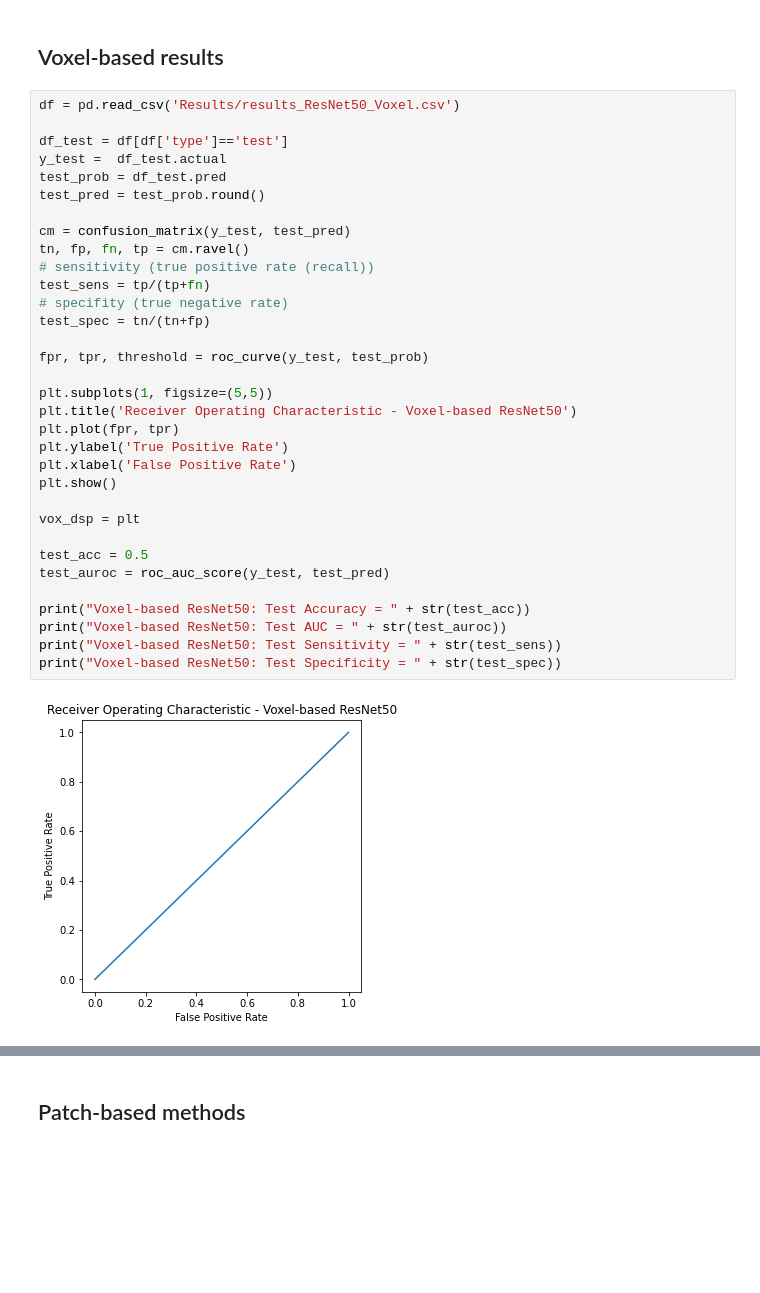
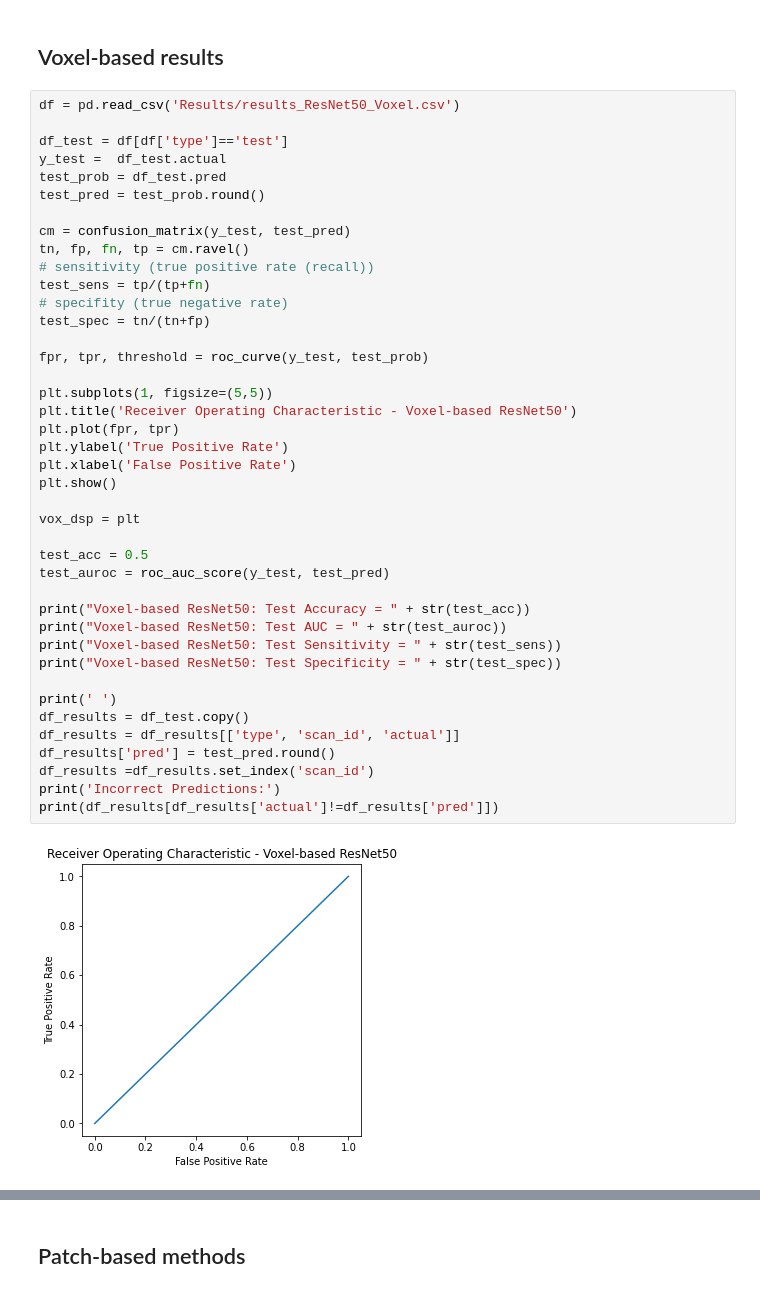
Before and after one commit to justin-bardwell/JB_AD, a Jupyter notebook: Final_Models/Results_and_metrics.ipynb, the cells around one changed output, grey strips where cells are left out. Saved outputs shown, nothing was run; the diff lists cells and outputs as text; blank space fills up the shorter version.

```diff
--- a/Final_Models/Results_and_metrics.ipynb
+++ b/Final_Models/Results_and_metrics.ipynb
@@ -17,34 +17,42 @@ df_test = df[df['type']=='test']
 y_test =  df_test.actual
 test_prob = df_test.pred
 test_pred = test_prob.round()
 
 cm = confusion_matrix(y_test, test_pred)
 tn, fp, fn, tp = cm.ravel()
 # sensitivity (true positive rate (recall))
 test_sens = tp/(tp+fn)
 # specifity (true negative rate)
 test_spec = tn/(tn+fp)
 
 fpr, tpr, threshold = roc_curve(y_test, test_prob)
 
 plt.subplots(1, figsize=(5,5))
 plt.title('Receiver Operating Characteristic - Voxel-based ResNet50')
 plt.plot(fpr, tpr)
 plt.ylabel('True Positive Rate')
 plt.xlabel('False Positive Rate')
 plt.show()
 
 vox_dsp = plt
 
 test_acc = 0.5
 test_auroc = roc_auc_score(y_test, test_pred)
 
 print("Voxel-based ResNet50: Test Accuracy = " + str(test_acc))
 print("Voxel-based ResNet50: Test AUC = " + str(test_auroc))
 print("Voxel-based ResNet50: Test Sensitivity = " + str(test_sens))
 print("Voxel-based ResNet50: Test Specificity = " + str(test_spec))
+
+print(' ')
+df_results = df_test.copy()
+df_results = df_results[['type', 'scan_id', 'actual']]
+df_results['pred'] = test_pred.round()
+df_results =df_results.set_index('scan_id')
+print('Incorrect Predictions:')
+print(df_results[df_results['actual']!=df_results['pred']])
 # %% [output]
-[figure, old version]
+[figure, new version]
 Voxel-based ResNet50: Test Accuracy = 0.5
 Voxel-based ResNet50: Test AUC = 0.5
 Voxel-based ResNet50: Test Sensitivity = 0.0
```
Also changed, not shown: parts of 8 cells of this notebook, 5 other files.
